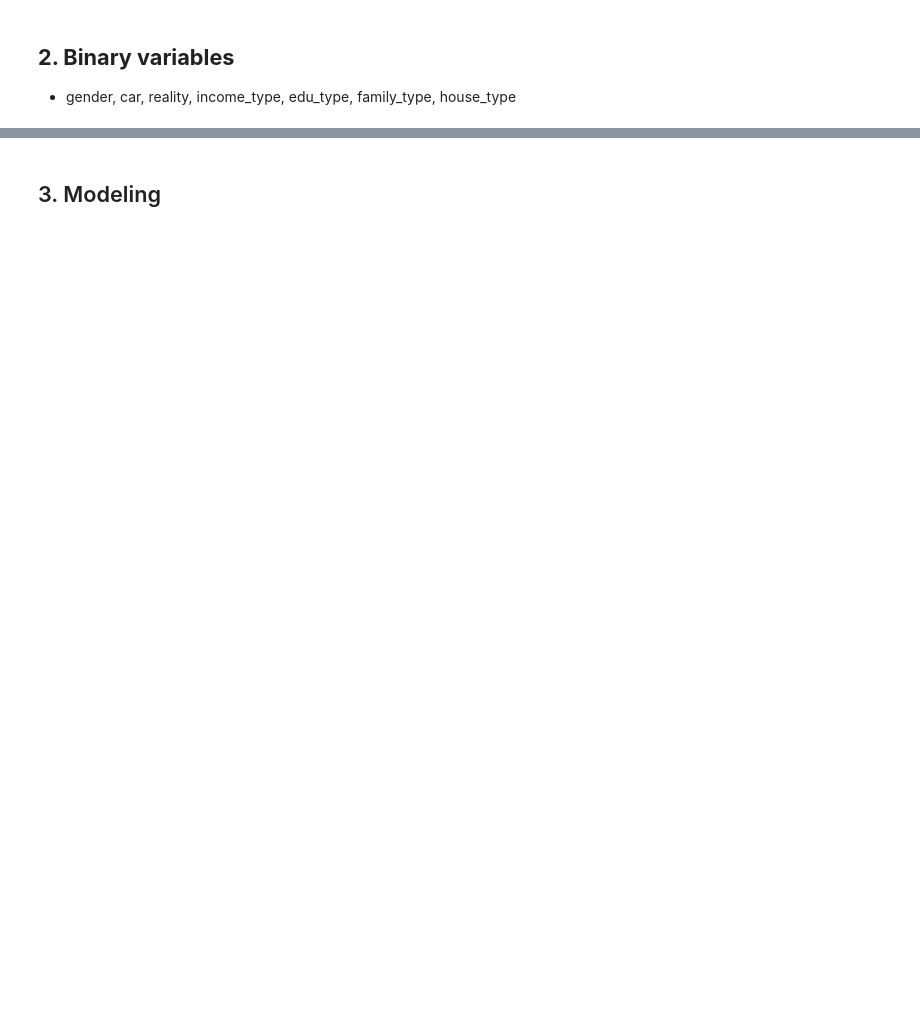
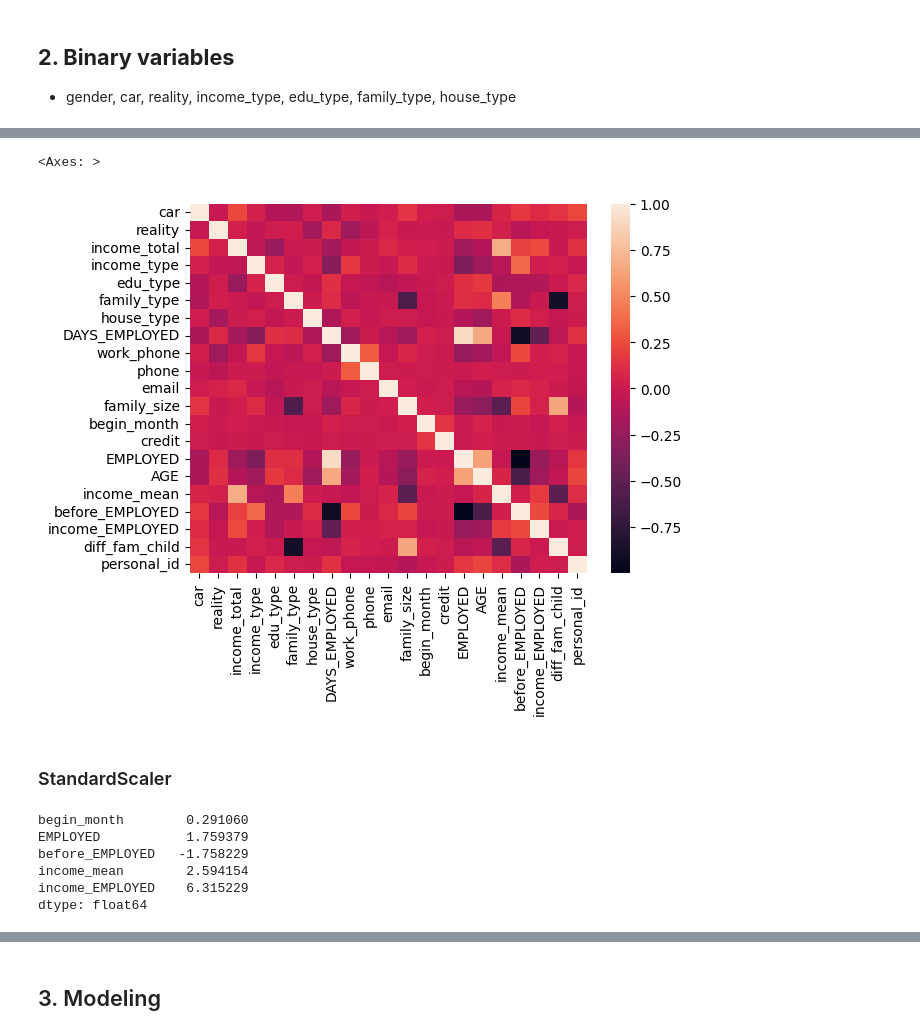
Before and after one commit to goodyoung/myMLstudy, a Jupyter notebook: Statistic/nothing_pre_model.ipynb, the cells around one changed output, grey strips where cells are left out. Cells and saved outputs as stored; diff of their text form; code cells hidden in the pictures; blank space fills up the shorter version.

```diff
--- a/Statistic/nothing_pre_model.ipynb
+++ b/Statistic/nothing_pre_model.ipynb
@@ -88,0 +157,19 @@ for i in bin:
+# %%
+train.drop(["child_num","DAYS_BIRTH",'gender'],axis = 1, inplace = True)
+# %%
+sns.heatmap(train.corr())
+# %% [output]
+<Axes: >
+[figure, added]
+# %% [markdown]
+### StandardScaler
+# %%
+s = ["begin_month","EMPLOYED","before_EMPLOYED","income_mean","income_EMPLOYED"]
+train[s].skew() #income_mean과 income_EMPLOYED의 skew가 높은 것을 볼 수 있다.
+# %% [output]
+begin_month        0.291060
+EMPLOYED           1.759379
+before_EMPLOYED   -1.758229
+income_mean        2.594154
+income_EMPLOYED    6.315229
+dtype: float64
```
Also changed, not shown: parts of 55 cells of this notebook.
